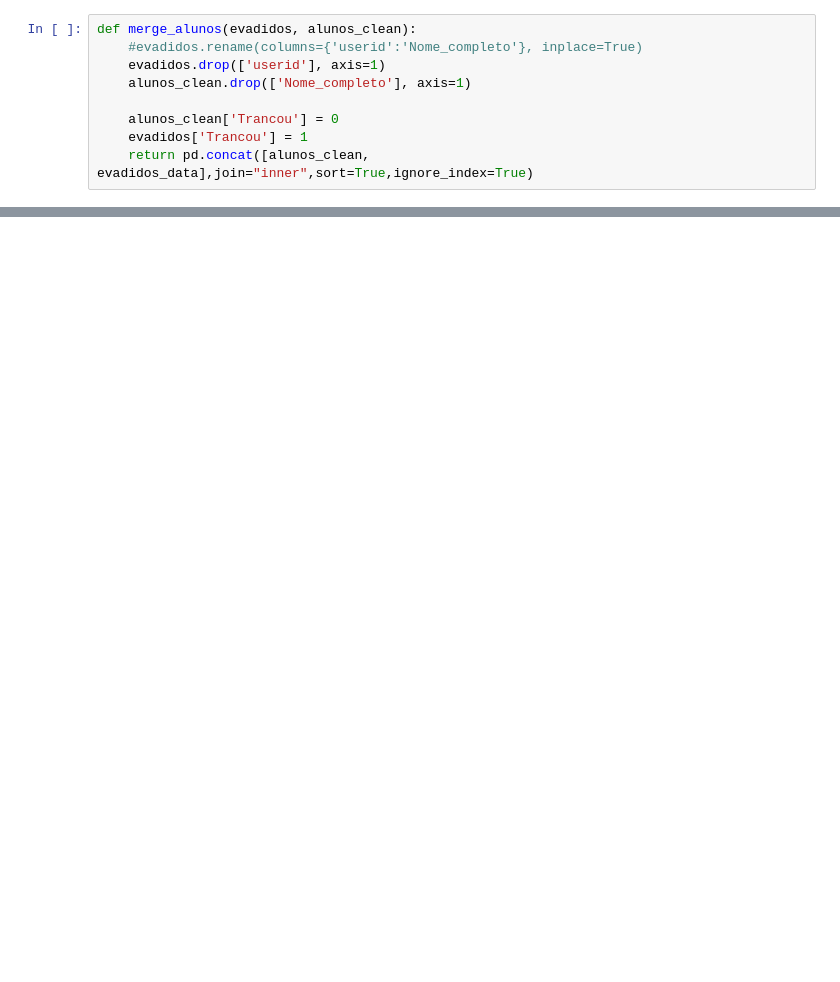
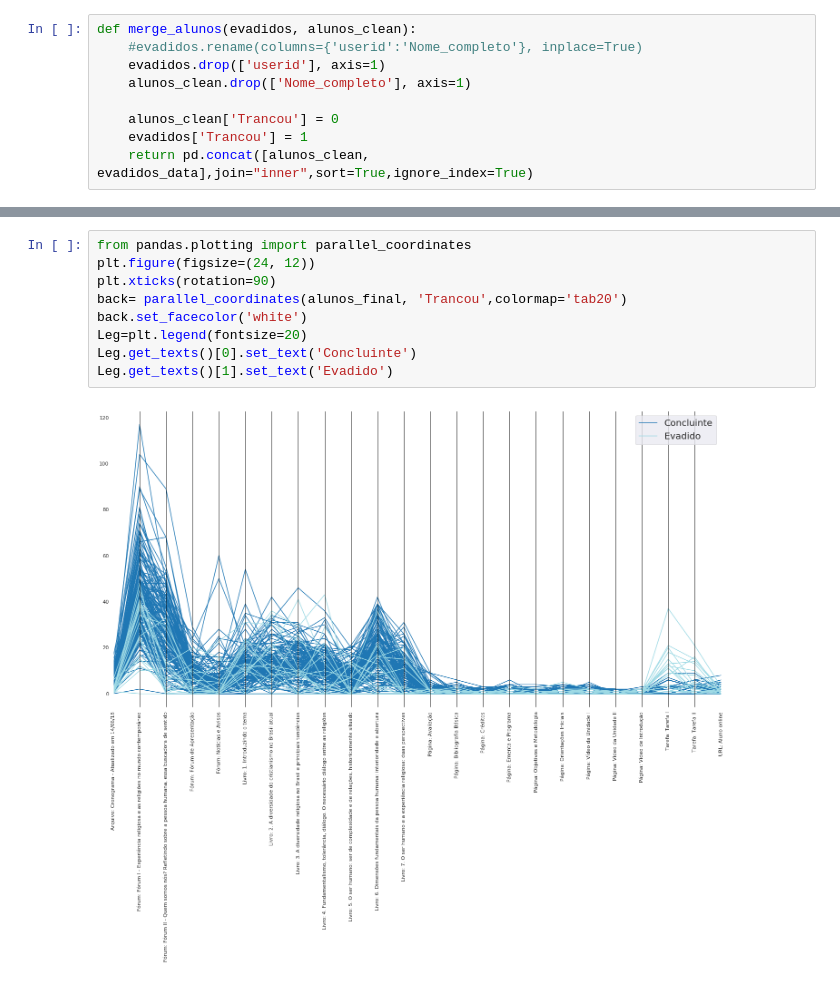
Before and after one commit to rrm86/CRE_Analysis, a Jupyter notebook: analise.ipynb, the cells around one changed output, grey strips where cells are left out. Cells and saved outputs as stored; diff of their text form; blank space fills up the shorter version.

```diff
--- a/analise.ipynb
+++ b/analise.ipynb
@@ -334,0 +480,11 @@ dados_finais.columns
+# %%
+from pandas.plotting import parallel_coordinates
+plt.figure(figsize=(24, 12))
+plt.xticks(rotation=90)
+back= parallel_coordinates(alunos_final, 'Trancou',colormap='tab20')
+back.set_facecolor('white')
+Leg=plt.legend(fontsize=20)
+Leg.get_texts()[0].set_text('Concluinte')
+Leg.get_texts()[1].set_text('Evadido')
+# %% [output]
+[figure, added]
```
Also changed, not shown: parts of 36 cells of this notebook.
